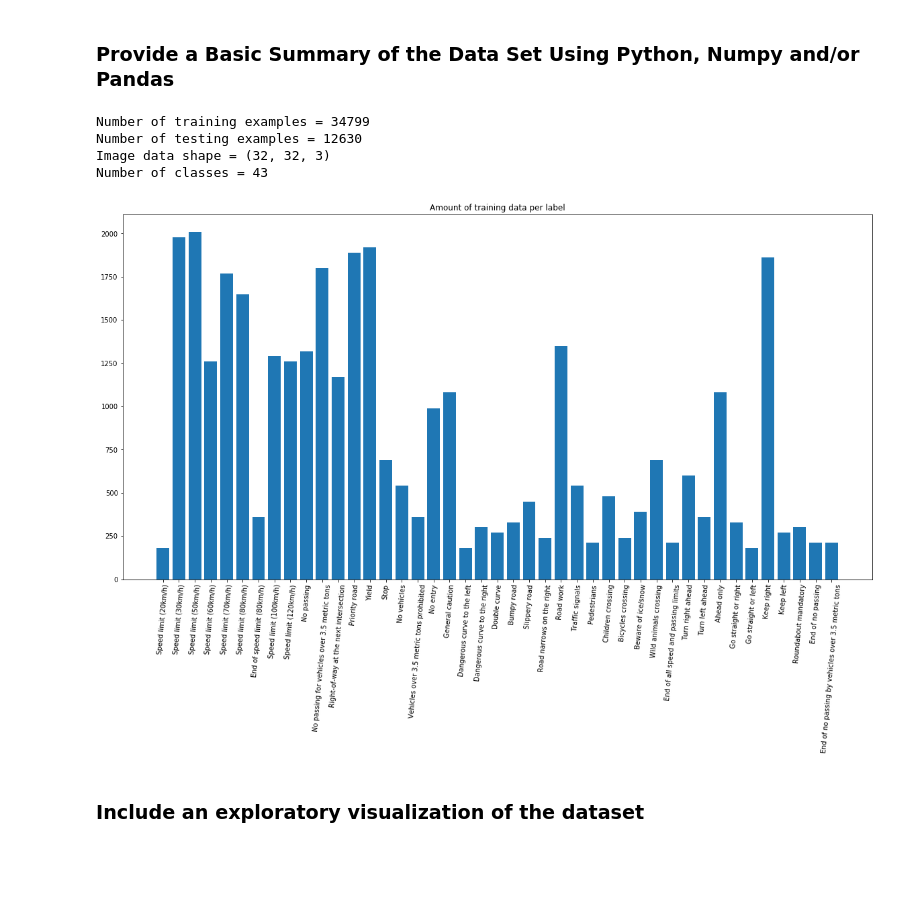
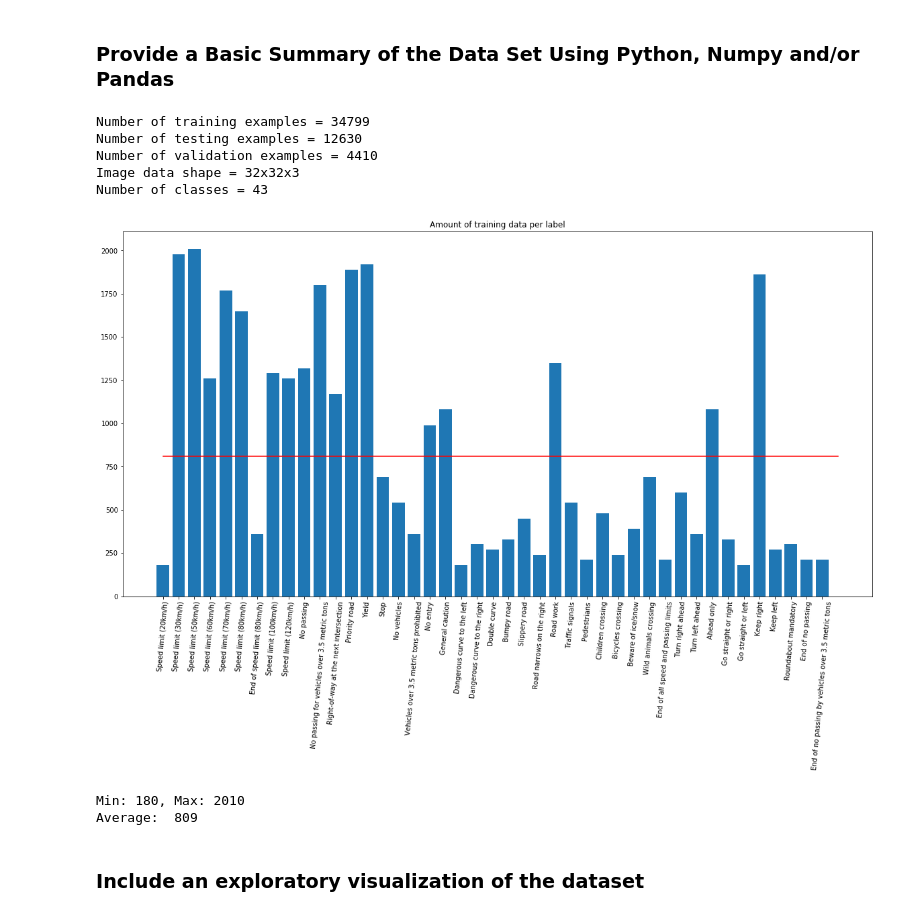
Before and after one commit to Charles-Catta/German-Traffic-Sign-Classifier, a Jupyter notebook: Traffic_Sign_Classifier.ipynb, the cells around one changed output. Cells and saved outputs as stored; diff of their text form; code cells hidden in the pictures; blank space fills up the shorter version.

```diff
--- a/Traffic_Sign_Classifier.ipynb
+++ b/Traffic_Sign_Classifier.ipynb
@@ -63,3 +63,6 @@ X_test, y_test = test['features'], test['labels']
 # Create a dict with label number to sign name mapping
 with open('signnames.csv') as f:
     sign_labels = dict(filter(None, csv.reader(f)))
+
+get_label = lambda y: sign_labels[str(y)]
+print("Data loaded")
@@ -79,48 +84,64 @@ Complete the basic data summary below. Use python, numpy and/or pandas methods t
 # %% [markdown]
 ### Provide a Basic Summary of the Data Set Using Python, Numpy and/or Pandas
 # %%
+import numpy as np
+import matplotlib.pyplot as plt
 from collections import Counter
-import matplotlib.pyplot as plt
 
 # Number of training examples
 n_train = len(X_train)
 
 # Number of validation examples
 n_validation = len(X_valid)
 
 # Number of testing examples.
 n_test = len(X_test)
 
 # What's the shape of an traffic sign image?
-image_shape = X_train[1].shape
+image_shape = 'x'.join(str(dim) for dim in X_train[1].shape)
 
 # How many unique classes/labels there are in the dataset.
 n_classes = len(set(y_train))
 
 print("Number of training examples =", n_train)
 print("Number of testing examples =", n_test)
+print("Number of validation examples =", n_validation)
 print("Image data shape =", image_shape)
 print("Number of classes =", n_classes)
+
 
 # Frequency of training data per label
 label_freq = Counter(y_train)
 
-# Plot frequency for visualization
-plt.figure(figsize=(20, 10))
-plt.subplot(111).set_title('Amount of training data per label')
-x = [key for key in label_freq]
-y = list(label_freq.values())
-plt.bar(x, y, 0.8, align='center')
-plt.xticks(x, list(map(lambda num: sign_labels[str(num)], x)), rotation=85)
-plt.show()
+def split_dataset_by_id(x, y, label_id):
+    return (np.array([img for img, label in zip(x, y) if label == label_id]), y)
 
-%matplotlib inline
+def view_histo(counter):
+    # Plot frequency for visualization
+    plt.figure(figsize=(20, 10))
+    plt.subplot(111).set_title('Amount of training data per label')
+    labels = [key for key in counter]
+    freqs = list(counter.values())
+    average = np.average(freqs)
+    plt.bar(labels, freqs, 0.8, align='center')
+    plt.plot(np.linspace(0, n_classes, n_classes), [average for i in range(n_classes)], color="r")
+    plt.xticks(labels, list(map(get_label, labels)), rotation=85)
+    plt.show()
+    return (average, freqs)
+    %matplotlib inline
+
+average, freqs = view_histo(label_freq)
+print("Min: {}, Max: {}".format(min(freqs), max(freqs)))
+print("Average: ", int(average))
 # %% [output]
 Number of training examples = 34799
 Number of testing examples = 12630
-Image data shape = (32, 32, 3)
+Number of validation examples = 4410
+Image data shape = 32x32x3
 Number of classes = 43
-[figure, old version]
+[figure, new version]
+Min: 180, Max: 2010
+Average:  809
 # %% [markdown]
 ### Include an exploratory visualization of the dataset
 # %% [markdown]
```
Also changed, not shown: parts of 26 cells of this notebook, 8 other files.
